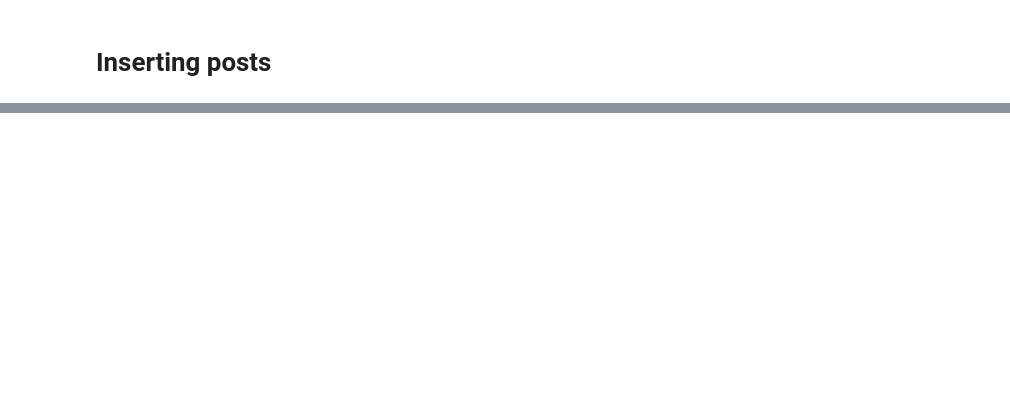
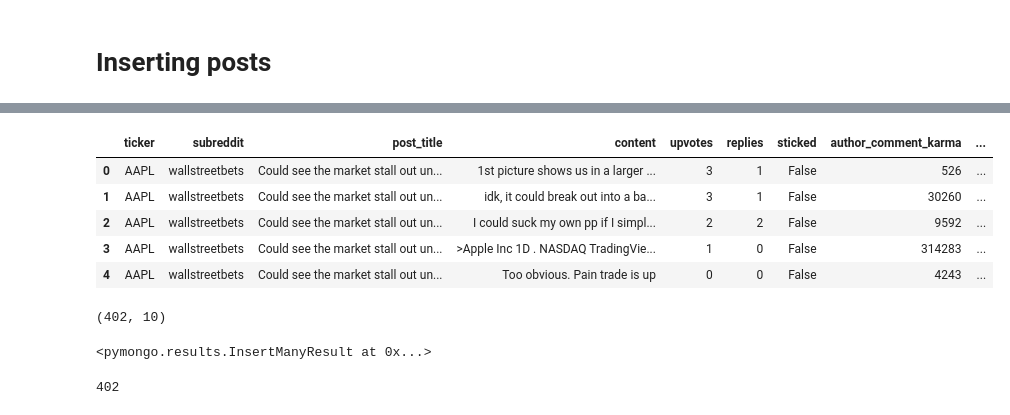
Before and after one commit to MuchoFunkable/wisdmai, a Jupyter notebook: Data/Development/mongo_reddit.ipynb, the cells around one changed output, grey strips where cells are left out. Saved outputs shown, nothing was run; the diff lists cells and outputs as text; code cells hidden in the pictures; blank space fills up the shorter version.

```diff
--- a/Data/Development/mongo_reddit.ipynb
+++ b/Data/Development/mongo_reddit.ipynb
@@ -217,0 +359,21 @@ post.count_documents({})
+# %%
+comments_df.head()
+# %% [output]
+|  | ticker | subreddit | post_title | content | upvotes | replies | sticked | author_comment_karma | ... |
+| 0 | AAPL | wallstreetbets | Could see the market stall out un... | 1st picture shows us in a larger ... | 3 | 1 | False | 526 | ... |
+| 1 | AAPL | wallstreetbets | Could see the market stall out un... | idk, it could break out into a ba... | 3 | 1 | False | 30260 | ... |
+| 2 | AAPL | wallstreetbets | Could see the market stall out un... | I could suck my own pp if I simpl... | 2 | 2 | False | 9592 | ... |
+| 3 | AAPL | wallstreetbets | Could see the market stall out un... | >Apple Inc 1D . NASDAQ TradingVie... | 1 | 0 | False | 314283 | ... |
+| 4 | AAPL | wallstreetbets | Could see the market stall out un... | Too obvious. Pain trade is up | 0 | 0 | False | 4243 | ... |
+# %%
+comments_df.shape
+# %% [output]
+(402, 10)
+# %%
+comments.insert_many(comments_dict)
+# %% [output]
+<pymongo.results.InsertManyResult at 0x...>
+# %%
+comments.count_documents({})
+# %% [output]
+402
```
Also changed, not shown: parts of 35 cells of this notebook.
